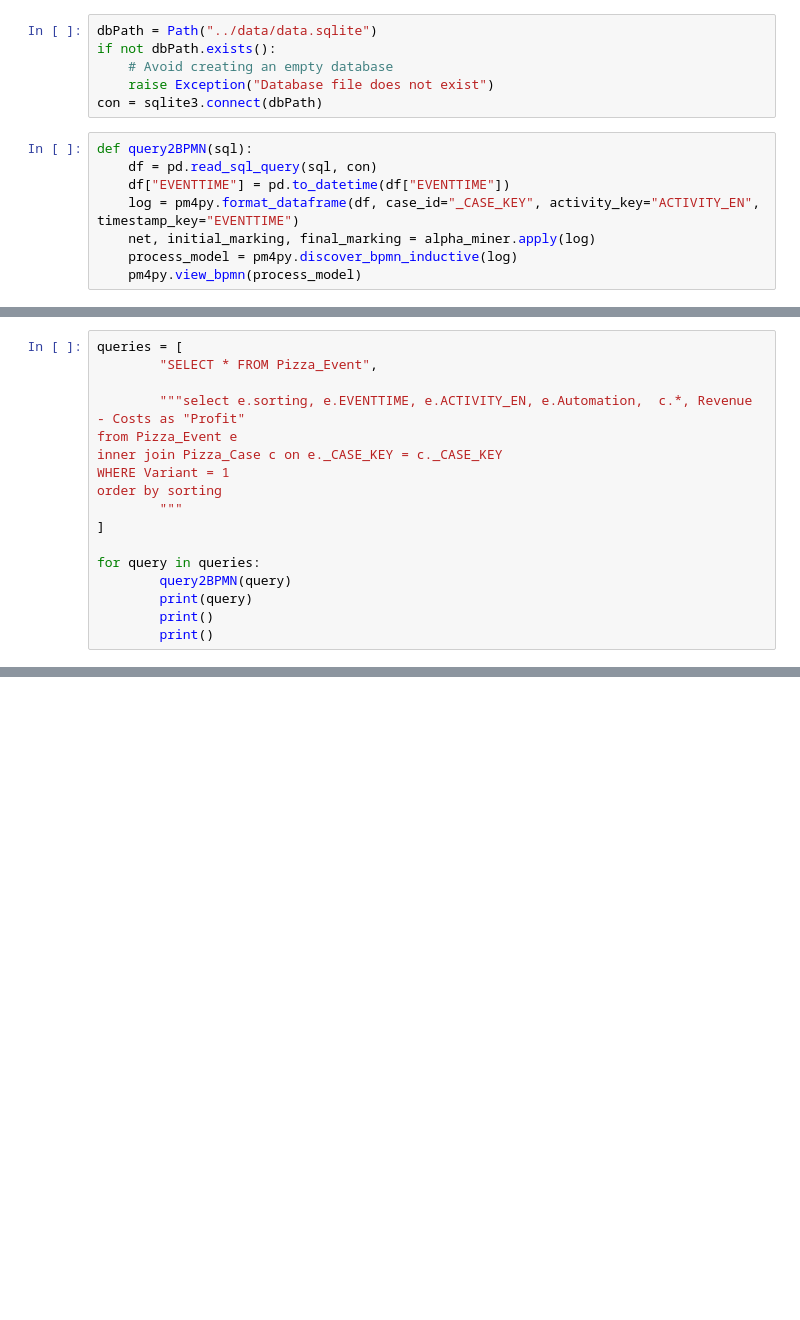
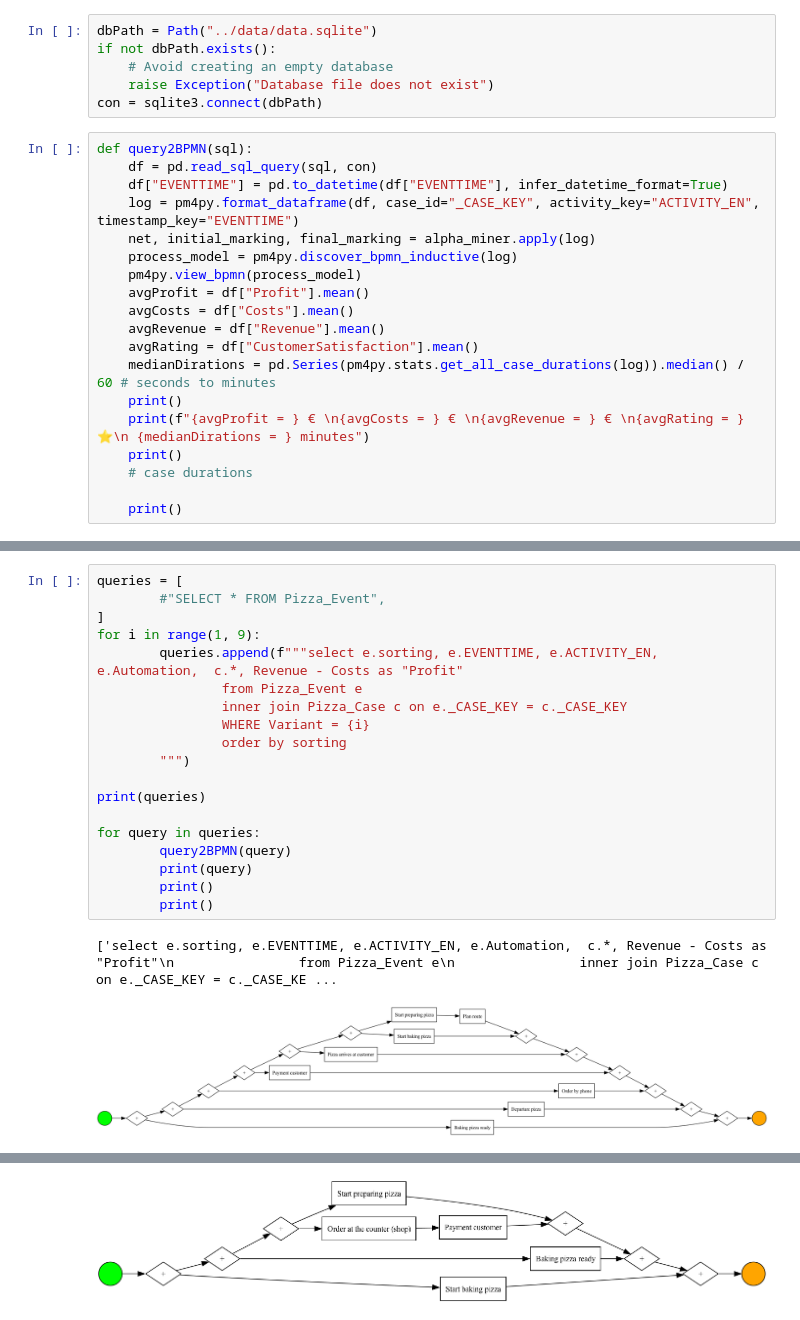
Before and after one commit to philippmayrth/IISProcessInt, a Jupyter notebook: BPMN.ipynb, the cells around one changed output, grey strips where cells are left out. Drawn from its saved outputs; the diff is of its cells as text; blank space fills up the shorter version.

```diff
--- a/BPMN.ipynb
+++ b/BPMN.ipynb
@@ -14,9 +17,20 @@ con = sqlite3.connect(dbPath)
 # %%
 def query2BPMN(sql):
     df = pd.read_sql_query(sql, con)
-    df["EVENTTIME"] = pd.to_datetime(df["EVENTTIME"])
+    df["EVENTTIME"] = pd.to_datetime(df["EVENTTIME"], infer_datetime_format=True)
     log = pm4py.format_dataframe(df, case_id="_CASE_KEY", activity_key="ACTIVITY_EN", timestamp_key="EVENTTIME")
     net, initial_marking, final_marking = alpha_miner.apply(log)
     process_model = pm4py.discover_bpmn_inductive(log)
     pm4py.view_bpmn(process_model)
+    avgProfit = df["Profit"].mean()
+    avgCosts = df["Costs"].mean()
+    avgRevenue = df["Revenue"].mean()
+    avgRating = df["CustomerSatisfaction"].mean()
+    medianDirations = pd.Series(pm4py.stats.get_all_case_durations(log)).median() / 60 # seconds to minutes
+    print()
+    print(f"{avgProfit = } € \n{avgCosts = } € \n{avgRevenue = } € \n{avgRating = } ⭐️\n {medianDirations = } minutes")
+    print()
+    # case durations
+
+    print()
 # %%
@@ -26,17 +40,22 @@ query2BPMN("SELECT * FROM Pizza_Event")
 # %%
 queries = [
-        "SELECT * FROM Pizza_Event",
+        #"SELECT * FROM Pizza_Event",
+]
+for i in range(1, 9):
+        queries.append(f"""select e.sorting, e.EVENTTIME, e.ACTIVITY_EN, e.Automation,  c.*, Revenue - Costs as "Profit"
+                from Pizza_Event e
+                inner join Pizza_Case c on e._CASE_KEY = c._CASE_KEY
+                WHERE Variant = {i}
+                order by sorting
+        """)
 
-        """select e.sorting, e.EVENTTIME, e.ACTIVITY_EN, e.Automation,  c.*, Revenue - Costs as "Profit"
-from Pizza_Event e
-inner join Pizza_Case c on e._CASE_KEY = c._CASE_KEY
-WHERE Variant = 1
-order by sorting
-        """
-]
+print(queries)
 
 for query in queries:
         query2BPMN(query)
         print(query)
         print()
         print()
+# %% [output]
+['select e.sorting, e.EVENTTIME, e.ACTIVITY_EN, e.Automation,  c.*, Revenue - Costs as "Profit"\n                from Pizza_Event e\n                inner join Pizza_Case c on e._CASE_KEY = c._CASE_KE ...
+[figure, added]
@@ -42,0 +74 @@ for query in queries:
+[figure, added]
```
Also changed, not shown: parts of 9 cells of this notebook.
